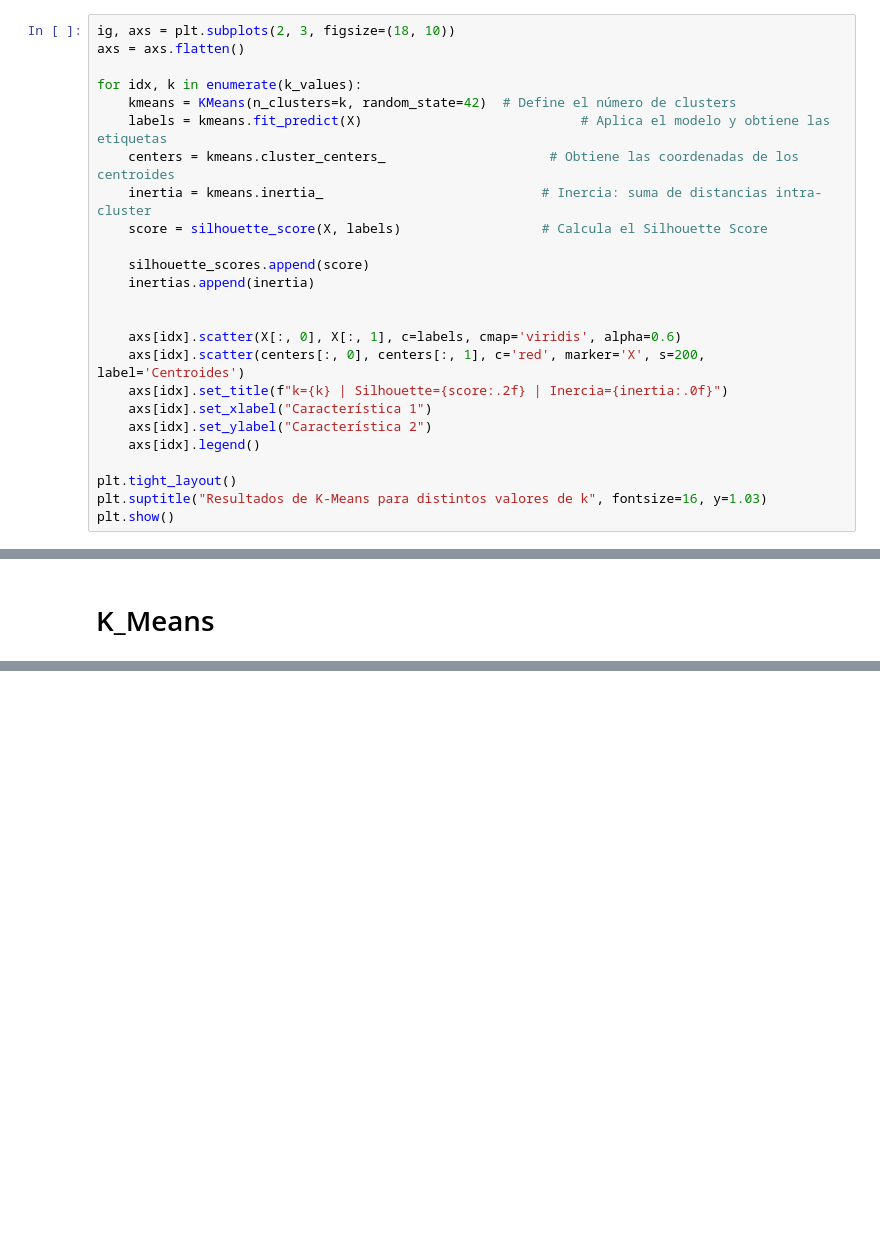
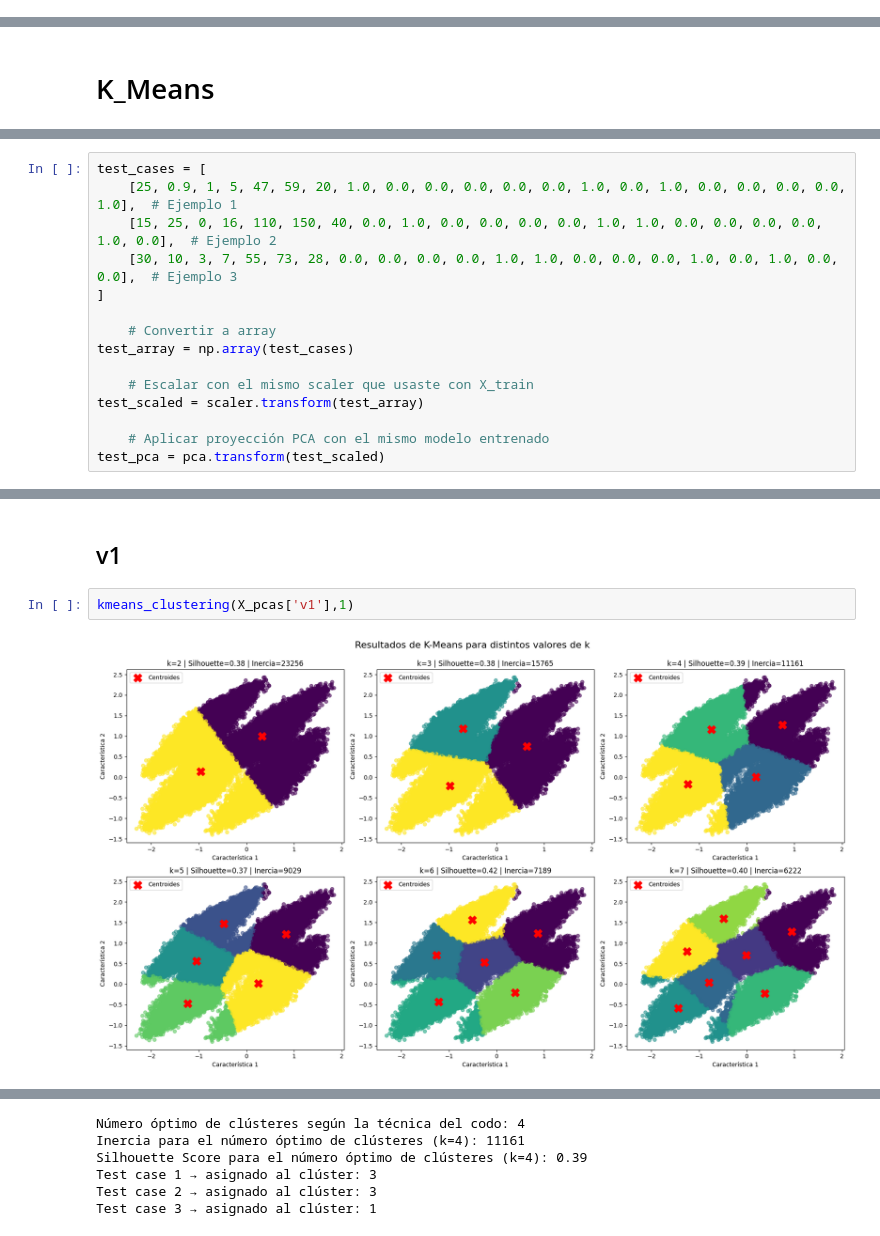
Before and after one commit to b0mbillo/practica_2_IA, a Jupyter notebook: aprendizaje_no_supervisado.ipynb, the cells around one changed output, grey strips where cells are left out. Saved outputs shown, nothing was run; the diff lists cells and outputs as text; blank space fills up the shorter version.

Commit message:
K_means

```diff
--- a/aprendizaje_no_supervisado.ipynb
+++ b/aprendizaje_no_supervisado.ipynb
@@ -39,25 +13,0 @@ k_values = range(2, 8)
-# %%
-ig, axs = plt.subplots(2, 3, figsize=(18, 10))
-axs = axs.flatten()
-
-for idx, k in enumerate(k_values):
-    kmeans = KMeans(n_clusters=k, random_state=42)  # Define el número de clusters
-    labels = kmeans.fit_predict(X)                            # Aplica el modelo y obtiene las etiquetas
-    centers = kmeans.cluster_centers_                     # Obtiene las coordenadas de los centroides
-    inertia = kmeans.inertia_                            # Inercia: suma de distancias intra-cluster
-    score = silhouette_score(X, labels)                  # Calcula el Silhouette Score
-
-    silhouette_scores.append(score)
-    inertias.append(inertia)
-
-
-    axs[idx].scatter(X[:, 0], X[:, 1], c=labels, cmap='viridis', alpha=0.6)
-    axs[idx].scatter(centers[:, 0], centers[:, 1], c='red', marker='X', s=200, label='Centroides')
-    axs[idx].set_title(f"k={k} | Silhouette={score:.2f} | Inercia={inertia:.0f}")
-    axs[idx].set_xlabel("Característica 1")
-    axs[idx].set_ylabel("Característica 2")
-    axs[idx].legend()
-
-plt.tight_layout()
-plt.suptitle("Resultados de K-Means para distintos valores de k", fontsize=16, y=1.03)
-plt.show()
@@ -127,0 +72,15 @@ Cantidad óptima de clústeres según silhouette score: 5
+# %%
+test_cases = [
+    [25, 0.9, 1, 5, 47, 59, 20, 1.0, 0.0, 0.0, 0.0, 0.0, 0.0, 1.0, 0.0, 1.0, 0.0, 0.0, 0.0, 0.0, 1.0],  # Ejemplo 1
+    [15, 25, 0, 16, 110, 150, 40, 0.0, 1.0, 0.0, 0.0, 0.0, 0.0, 1.0, 1.0, 0.0, 0.0, 0.0, 0.0, 1.0, 0.0],  # Ejemplo 2
+    [30, 10, 3, 7, 55, 73, 28, 0.0, 0.0, 0.0, 0.0, 1.0, 1.0, 0.0, 0.0, 0.0, 1.0, 0.0, 1.0, 0.0, 0.0],  # Ejemplo 3
+]
+
+    # Convertir a array
+test_array = np.array(test_cases)
+
+    # Escalar con el mismo scaler que usaste con X_train
+test_scaled = scaler.transform(test_array)
+
+    # Aplicar proyección PCA con el mismo modelo entrenado
+test_pca = pca.transform(test_scaled)
@@ -127,0 +162,6 @@ Cantidad óptima de clústeres según silhouette score: 5
+# %% [markdown]
+## v1
+# %%
+kmeans_clustering(X_pcas['v1'],1)
+# %% [output]
+[figure, added]
@@ -127,0 +170,6 @@ Cantidad óptima de clústeres según silhouette score: 5
+Número óptimo de clústeres según la técnica del codo: 4
+Inercia para el número óptimo de clústeres (k=4): 11161
+Silhouette Score para el número óptimo de clústeres (k=4): 0.39
+Test case 1 → asignado al clúster: 3
+Test case 2 → asignado al clúster: 3
+Test case 3 → asignado al clúster: 1
```
Also changed, not shown: parts of 36 cells of this notebook, 1 other file.
